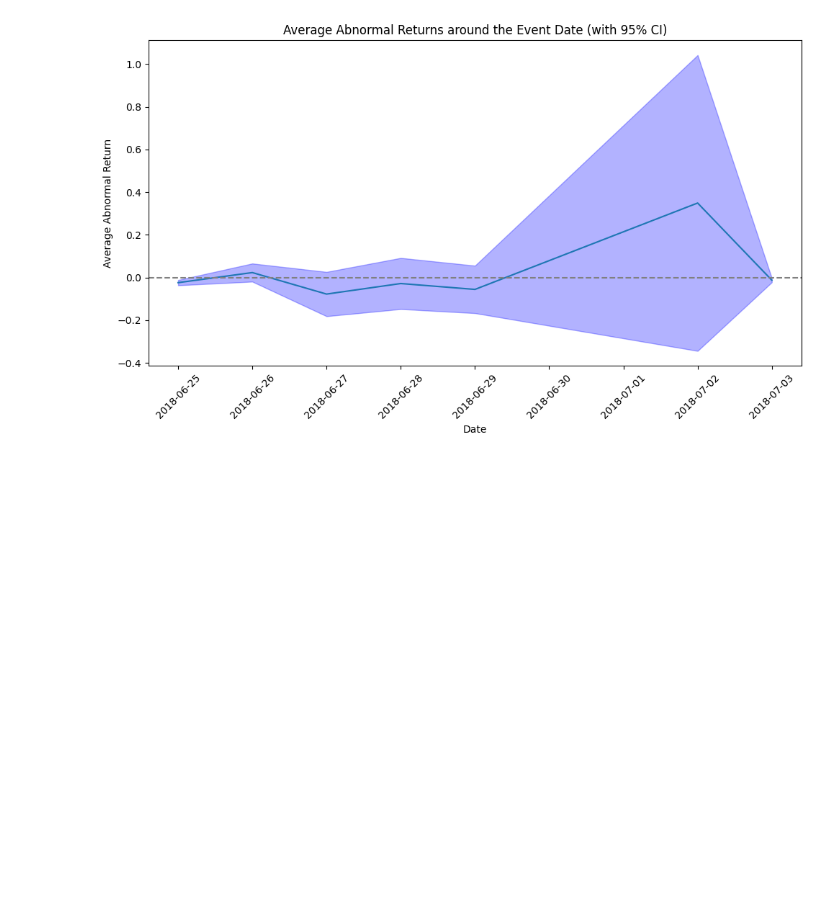
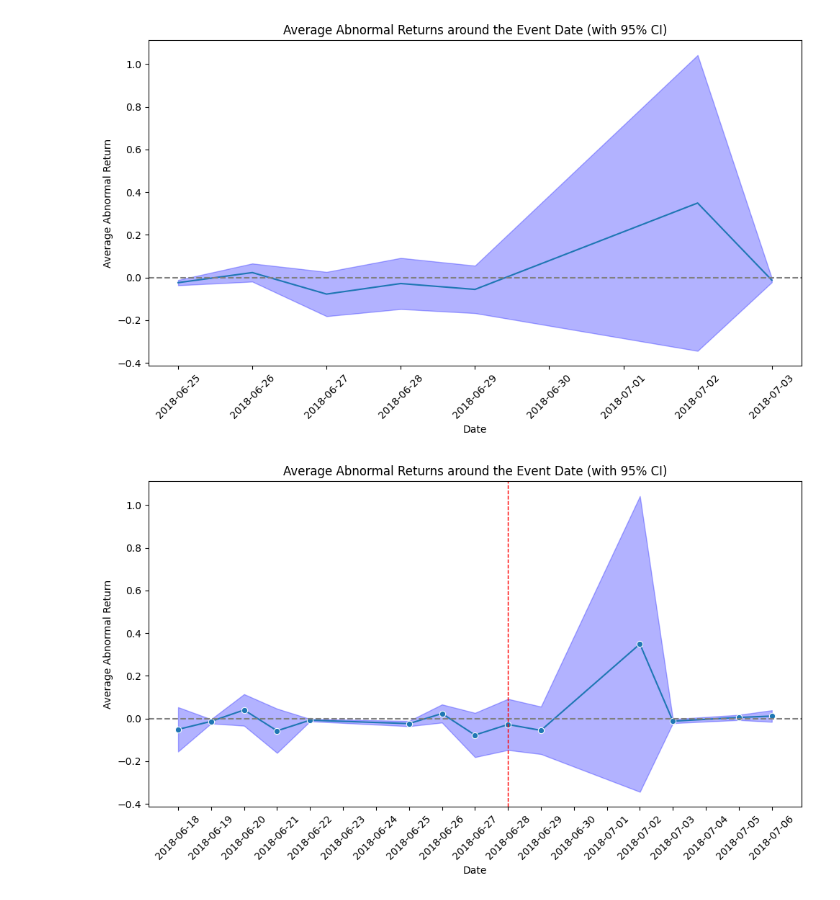
Before and after one commit to JanetYing/Stock-Market-Dynamics-Project, a Jupyter notebook: analysis.ipynb, the cells around one changed output. Cells and saved outputs as stored; diff of their text form; code cells hidden in the pictures; blank space fills up the shorter version.

```diff
--- a/analysis.ipynb
+++ b/analysis.ipynb
@@ -180,3 +270,97 @@ event_window_end = event_date + timedelta(days=10)
 # Fetch historical data
 stock_data = yf.download(stock_ticker, start=estimation_window_start, end=event_window_end)
 market_data = yf.download(market_index_ticker, start=estimation_window_start, end=event_window_end)
+# %%
+import pandas as pd
+import statsmodels.api as sm
+from datetime import datetime, timedelta
+import numpy as np
+import matplotlib.pyplot as plt
+import seaborn as sns
+import matplotlib.dates as mdates
+
+def event_study(data, study_type, event_date, window_size=10, estimation_window_size=30):
+    """
+    Performs an event study for either stock price or stock volume.
+    """
+
+    # Convert 'date' column to datetime once for efficiency
+    data['date'] = pd.to_datetime(data['date'])
+
+    # Define the event and estimation windows
+    start_date = event_date - timedelta(days=window_size)
+    end_date = event_date + timedelta(days=window_size)
+    estimation_start_date = start_date - timedelta(days=estimation_window_size)
+    estimation_end_date = start_date - timedelta(days=1)
+
+    # Filter data for the event and estimation windows
+    event_window_data = data[(data['date'] >= start_date) & (data['date'] <= end_date)].copy()
+    estimation_window_data = data[(data['date'] >= estimation_start_date) & (data['date'] <= estimation_end_date)].copy()
+
+    if study_type == 'price':
+        # Check if 'market_return' column exists
+        if 'market_return' not in data.columns:
+            print("Error: 'market_return' column not found in the data.")
+            return None
+
+        # Perform event study for stock price
+        data['stock_return'] = data.groupby('ticker')['stock_adj_close'].pct_change()
+        data['market_return'] = data['market_adj_close'].pct_change()
+        parameters = {ticker: estimate_parameters(ticker, data) for ticker in data['ticker'].unique()}
+        event_window_data.loc[:, 'expected_return'] = event_window_data.apply(lambda row: calculate_expected_return(row, parameters), axis=1)
+        event_window_data.loc[:, 'abnormal_return'] = event_window_data['stock_return'] - event_window_data['expected_return']
+
+    elif study_type == 'volume':
+        # Perform event study for stock volume
+        average_volume_estimation = estimation_window_data.groupby('ticker')['stock_volume'].mean()
+        event_window_data = event_window_data.join(average_volume_estimation, on='ticker', rsuffix='_avg')
+        event_window_data.loc[:, 'volume_difference'] = event_window_data['stock_volume'] - event_window_data['stock_volume_avg']
+
+    return event_window_data
+
+def plot_event_study(event_window_data, study_type, event_date):
+    """
+    Plots the results of an event study for stock volume or stock price.
+    """
+    # Determine the column to use based on study type
+    column = 'volume_difference' if study_type == 'volume' else 'abnormal_return'
+
+    # Calculate mean and confidence interval
+    grouped_data = event_window_data.groupby('date')[column]
+    mean_data = grouped_data.mean()
+    sem_data = grouped_data.std() / np.sqrt(grouped_data.count())
+    ci = 1.96 * sem_data
+
+    mean_data = mean_data.to_frame('mean')
+    mean_data['lower_ci'] = mean_data['mean'] - ci
+    mean_data['upper_ci'] = mean_data['mean'] + ci
+
+    # Plotting
+    plt.figure(figsize=(15, 6) if study_type == 'volume' else (10, 6))
+    plt.fill_between(mean_data.index, mean_data['lower_ci'], mean_data['upper_ci'], color='gray' if study_type == 'volume' else 'blue', alpha=0.3)
+    sns.lineplot(data=mean_data, x=mean_data.index, y='mean', marker='o')
+
+    plt.axhline(0, color='grey', linestyle='--')
+    plt.axvline(mdates.date2num(event_date), color='red', lw=1, ls='--')  # Event date line
+    plt.title('Average ' + ('Abnormal Returns' if study_type == 'price' else 'Volume Difference') + ' around the Event Date (with 95% CI)')
+    plt.xlabel('Date')
+    plt.ylabel('Average ' + ('Abnormal Return' if study_type == 'price' else 'Volume Difference'))
+    plt.xticks(rotation=45)
+    plt.gca().xaxis.set_major_formatter(mdates.DateFormatter('%Y-%m-%d'))
+    plt.gca().xaxis.set_major_locator(mdates.DayLocator())
+    plt.tight_layout()
+    plt.show()
+
+# Example usage:
+event_date = datetime(2018, 6, 28)
+# stock_data = pd.read_csv('your_stock_data.csv')  # Load your data
+
+# For stock price event study
+price_event_data = event_study(stock_data, 'price', event_date)
+plot_event_study(price_event_data, 'price', event_date)
+
+# For stock volume event study
+volume_event_data = event_study(stock_data, 'volume', event_date)
+plot_event_study(volume_event_data, 'volume', event_date)
+# %% [output]
+[figure, added]
```
Also changed, not shown: parts of 7 cells of this notebook, 9 other files.
